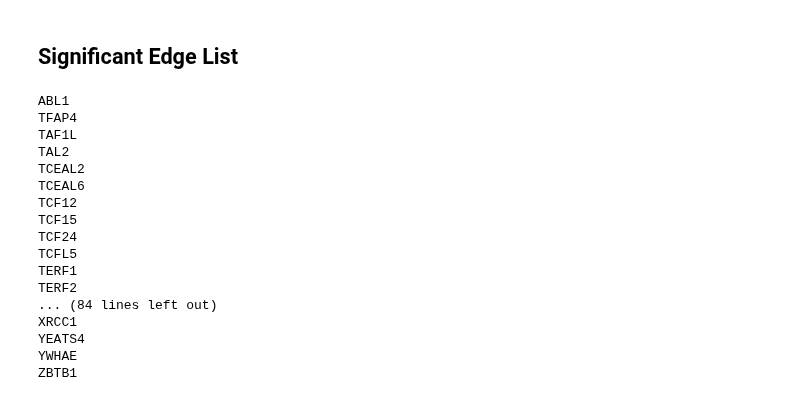
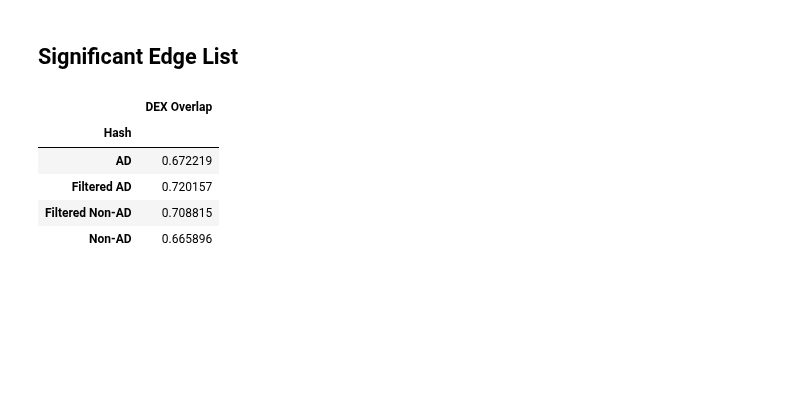
Before and after one commit to Oafish1/iBrainMap-Analysis, a Jupyter notebook: scripts/figure_5cd_6a_s12_rev1.ipynb, the cells around one changed output. Cells and saved outputs as stored; diff of their text form; code cells hidden in the pictures; blank space fills up the shorter version.

Commit message:
New figures, more bubble plots, new analyses

```diff
--- a/scripts/figure_5cd_6a_s12_rev1.ipynb
+++ b/scripts/figure_5cd_6a_s12_rev1.ipynb
@@ -762,16 +770,56 @@ plt.savefig('../plots/cluster_unique_genes.pdf', bbox_inches='tight', pad_inches
 # for g in unique_genes[cluster].dropna(): print(g)
 # %% [markdown]
 ## Significant Edge List
+# %%
+# Get significant DEX genes
+dex_genes = pd.read_csv('PsychAD_SupplementaryTable6.csv.gz')
+dex_gene_list = dex_genes.loc[dex_genes['FDR'] < .05, 'ID'].unique()
 # %%
 # Get all present edges
 has_value = np.argwhere(~np.isnan(all_data['data']))
 present_edges = pd.DataFrame({
-    'Edges': all_data['edges'][has_value[:, 0]],
-    'Heads': np.array(all_data['heads'])[has_value[:, 1]],
-    'Subject IDs': np.array(all_data['subject_ids'])[has_value[:, 2]],
+    'Edge': all_data['edges'][has_value[:, 0]],
+    'Head': np.array(all_data['heads'])[has_value[:, 1]],
+    'Subject ID': np.array(all_data['subject_ids'])[has_value[:, 2]],
     'Value': all_data['data'][has_value[:, 0], has_value[:, 1], has_value[:, 2]]})
-present_edges[['Source', 'Target']] = present_edges['Edges'].str.split(EDGE_SPLIT_STRING, expand=True)  # Extract genes
-present_edges = present_edges.join(meta.set_index('SubID')[['AD']], on='Subject IDs')  # Append AD annotation
+present_edges[['Source', 'Target']] = present_edges['Edge'].str.split(EDGE_SPLIT_STRING, expand=True)  # Extract genes
+present_edges = present_edges.join(meta.set_index('SubID')[['AD']], on='Subject ID')  # Append AD annotation
+
+# Get overlaps (total, not by ct)
+# TODO: Add CT
+present_edges['DEX Overlap'] = present_edges['Source'].isin(dex_gene_list) + present_edges['Target'].isin(dex_gene_list)
+
+# Get data means
+data_edges = present_edges.loc[present_edges['Head'].str.startswith('AD_imp_')].groupby(list(np.setxor1d(present_edges.columns, ['Value']))).mean().reset_index()
 
 # Filter
-present_edges = present_edges.loc[present_edges['Value'] > present_edges['Value'].quantile(.98)]
+data_edges['Top'] = data_edges['Value'] >= data_edges['Value'].quantile(.98)
+sig_edges = data_edges.loc[data_edges['Top']]
+# %%
+# Get percentage shared with capstone, filter by least restrictive head since all others will be a subset
+shared_w_capstone = data_edges[['Subject ID', 'AD', 'DEX Overlap', 'Top']].groupby(['Subject ID', 'AD', 'Top']).mean().reset_index()
+shared_w_capstone['Hash'] = shared_w_capstone.apply(lambda r: f'{"Filtered " if r["Top"] else ""}{"AD" if r["AD"] else "Non-AD"}', axis=1)
+
+# Create plot
+fig, ax = plt.subplots(figsize=(5, 5))
+
+# Plot
+sns.boxplot(
+    shared_w_capstone, x='Hash', y='DEX Overlap', order=['Non-AD', 'Filtered Non-AD', 'AD', 'Filtered AD'],
+    hue='AD', palette={0.: 'blue', 1.: 'red'}, fill=False, legend=False, ax=ax)
+ax.set(xlabel=None, ylabel='Capstone Overlap')
+ax.set_xticklabels(ax.get_xticklabels(), rotation=90)
+# ax.set(xticks=[0, 1], xticklabels=['Non-AD', 'AD'])
+ax.set_ylim(0, 1)
+sns.despine(ax=ax)
+
+# Save
+fig.savefig(f'../plots/capstone_overlap.pdf', bbox_inches='tight', pad_inches=1, format='pdf', transparent=True)
+shared_w_capstone[['Hash', 'DEX Overlap']].groupby(['Hash']).mean()
+# %% [output]
+|  | DEX Overlap |
+| Hash |  |
+| AD | 0.672219 |
+| Filtered AD | 0.720157 |
+| Filtered Non-AD | 0.708815 |
+| Non-AD | 0.665896 |
@@ -796,20 +910,0 @@ gene_ranking = gene_scores.groupby('Gene').mean()['Value'].sort_values(ascending
-# %%
-for g in gene_ranking.index[:100]: print(g)
-# %% [output]
-ABL1
-TFAP4
-TAF1L
-TAL2
-TCEAL2
-TCEAL6
-TCF12
-TCF15
-TCF24
-TCFL5
-TERF1
-TERF2
-... (84 lines left out)
-XRCC1
-YEATS4
-YWHAE
-ZBTB1
```
Also changed, not shown: parts of 9 cells of this notebook, 22 other files.
